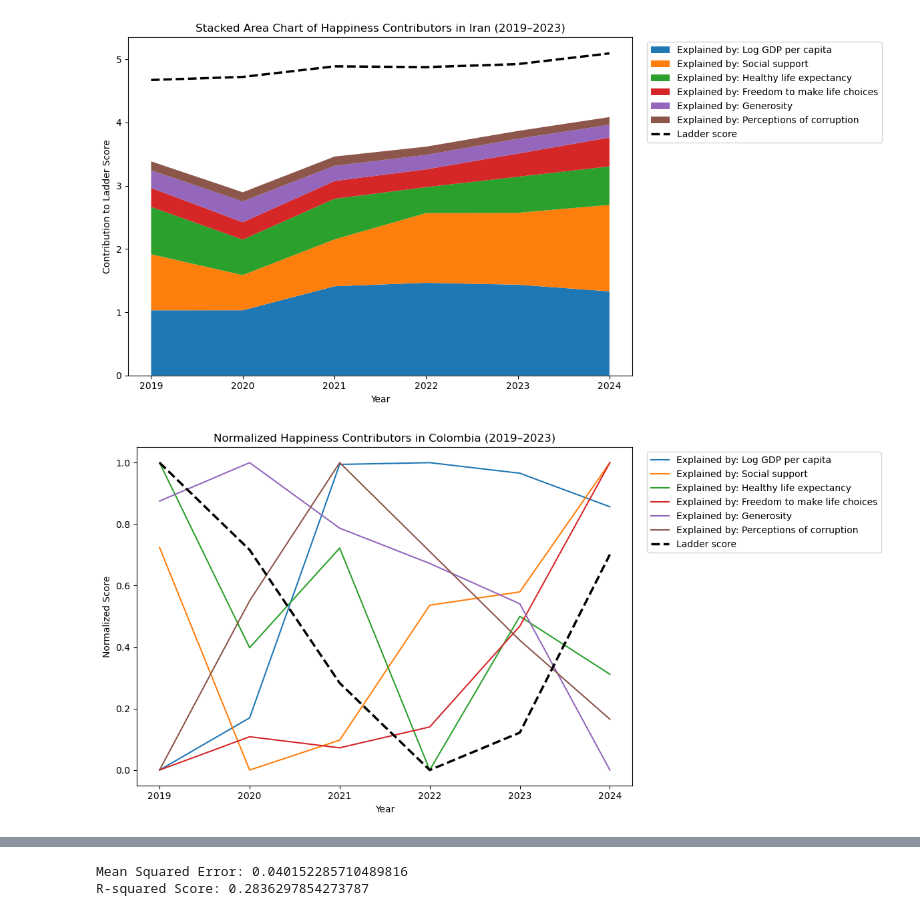
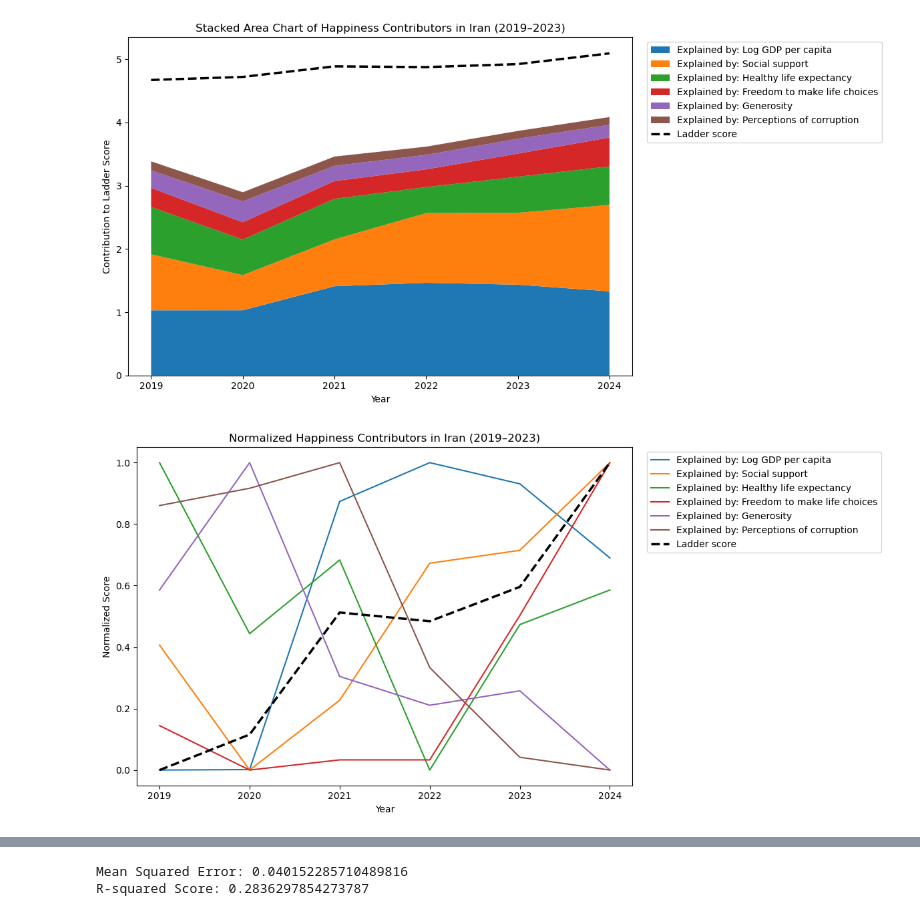
Before and after one commit to Ramin1989/Gallup_data_analysis, a Jupyter notebook: main.ipynb, the cells around one changed output, grey strips where cells are left out. Saved outputs shown, nothing was run; the diff lists cells and outputs as text; code cells hidden in the pictures.

```diff
--- a/main.ipynb
+++ b/main.ipynb
@@ -249,29 +588,53 @@ plt.show()
 # %% [output]
 [figure]
 # %%
+"""
+Visualization: Normalized Happiness Contributors in Iran (2019–2023)
+
+This section visualizes the trends of Iran's happiness score ("Ladder score")
+and its explanatory components over time, with all variables normalized to the range [0, 1]
+for easier comparison.
+
+Steps:
+------
+1. Filter the dataset for rows where 'Country name' is 'Iran'.
+2. Keep the 'Year', 'Ladder score', and all 'Explained by:' columns.
+3. Drop rows with missing values and sort by year in ascending order.
+4. Normalize all numerical columns (except 'Year') using MinMaxScaler
+   to scale values between 0 and 1.
+5. Plot the normalized time series for each explanatory variable and
+   overlay the normalized happiness score as a dashed line.
+6. Add titles, axis labels, legend, and adjust the layout.
+"""
 # Filter for Iran and select the relevant columns
-iran_data = df_happiness[df_happiness['Country name'] == 'Colombia']
+iran_data = df_happiness[df_happiness['Country name'] == 'Iran']
 expalined_columns = [col for col in iran_data.columns if col.startswith('Explained by:')]
+# Keep Year, Ladder score, and explanatory variables; remove missing rows and sort by Year
 happiness_df = iran_data[['Year', 'Ladder score'] + expalined_columns].dropna().sort_values(by='Year', ascending=True)
 
 # Normalize the columns except 'Year'
 scaler = MinMaxScaler()
 normalized_values = scaler.fit_transform(happiness_df.drop(columns='Year'))
+# Create a DataFrame for normalized values
 normalized_df = pd.DataFrame(normalized_values, columns=happiness_df.columns.drop('Year'))
 normalized_df['Year'] = happiness_df['Year'].values
-
+# Plot normalized variables over time
 plt.figure(figsize=(12, 6))
 for col in expalined_columns:
     plt.plot(normalized_df['Year'], normalized_df[col], label=col)
+# Overlay normalized Ladder score as dashed line
 plt.plot(normalized_df['Year'], normalized_df['Ladder score'], color='black', linestyle='--', linewidth=2.5, label='Ladder score')
-plt.title('Normalized Happiness Contributors in Colombia (2019–2023)')
+# Set title and labels
+plt.title('Normalized Happiness Contributors in Iran (2019–2023)')
 plt.xlabel('Year')
 plt.ylabel('Normalized Score')
+# Move legend outside the plot
 plt.legend(loc='upper left', bbox_to_anchor=(1.02, 1))
+# Improve spacing to prevent clipping of labels/legend
 plt.tight_layout()
 plt.show()
 # %% [output]
-[figure, old version]
+[figure, new version]
 # %%
 #Step 1: Prepare Training Data (2019–2024)
 df_2019_2024 = df_happiness[df_happiness['Year'].between(2019, 2024)][['Year', 'Ladder score'] + [col for col in df_happiness.columns if col.startswith('Explained by:')]].dropna()
```
Also changed, not shown: parts of 14 cells of this notebook.
